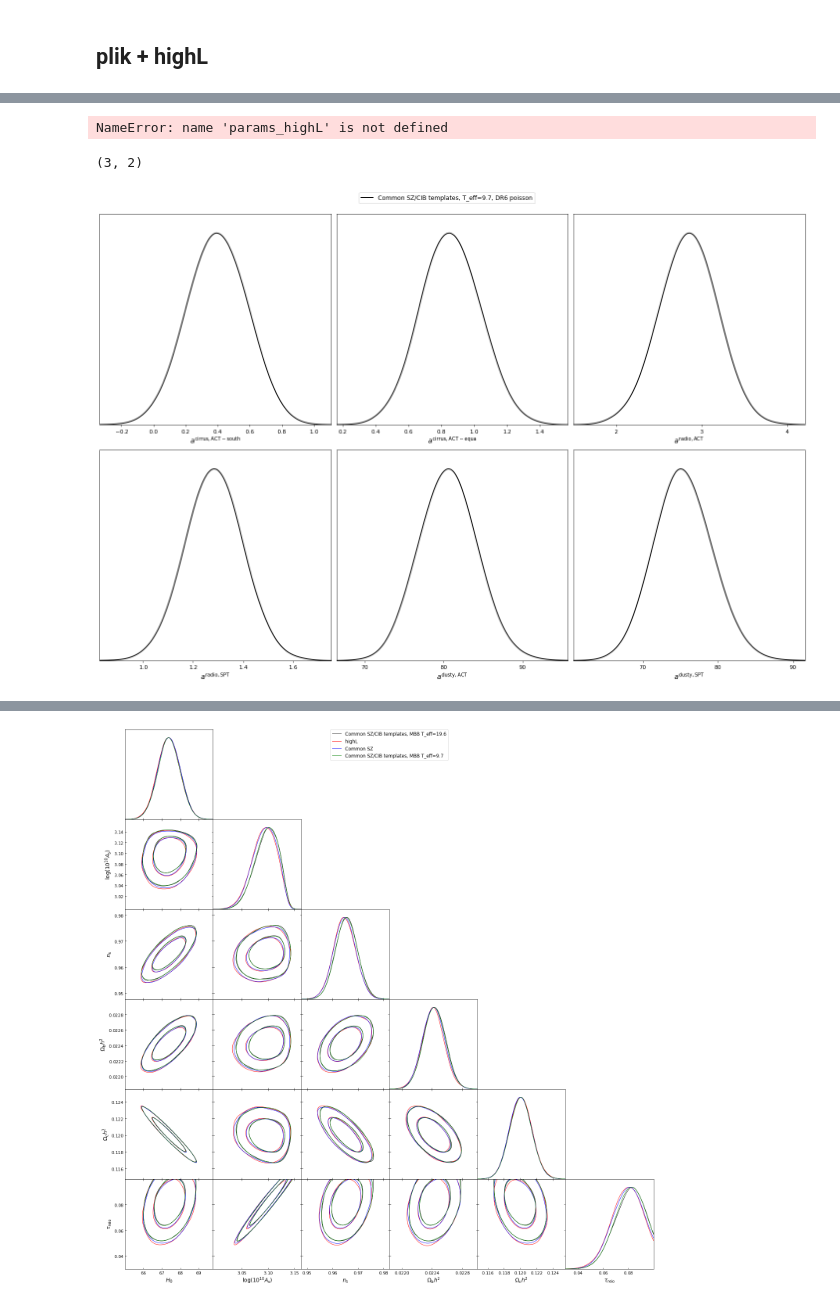
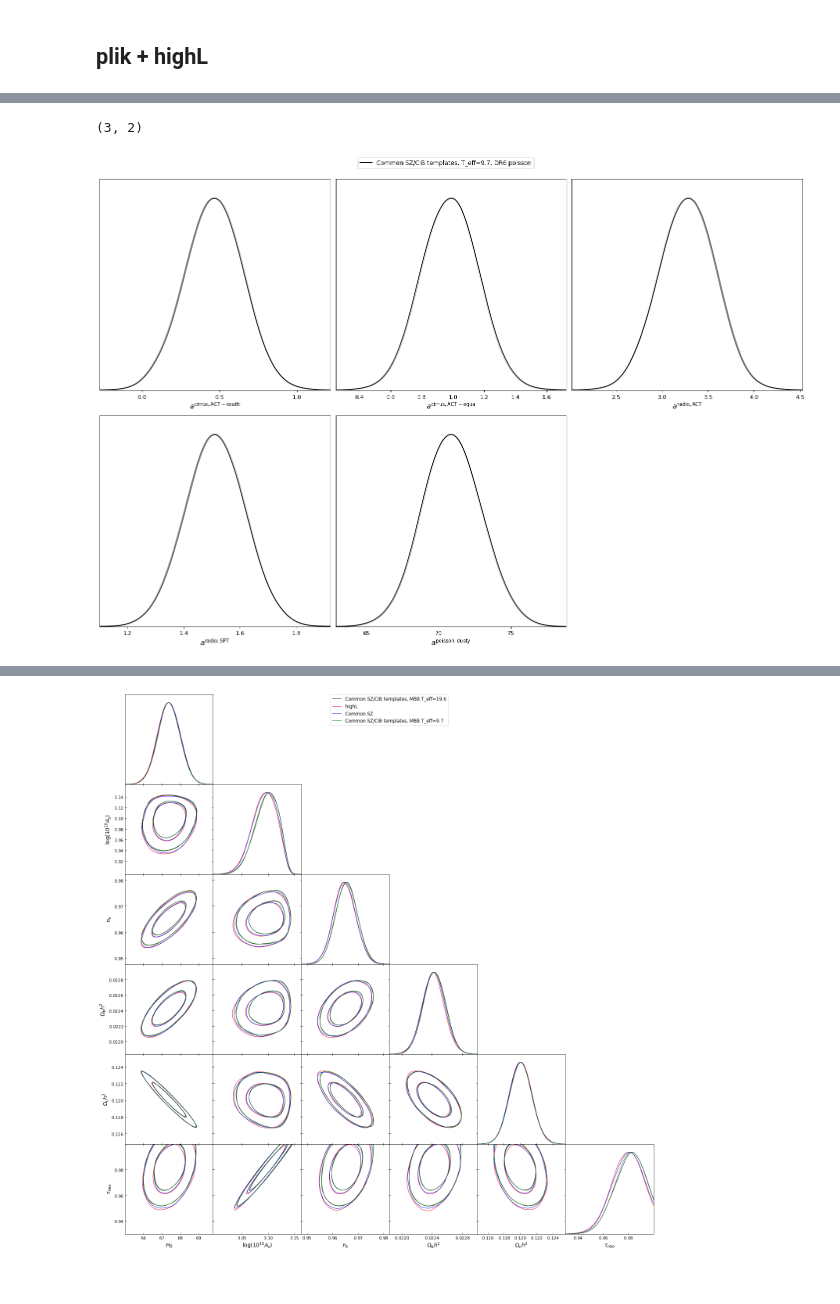
Before and after one commit to beringueb/DR6_fgmodels, a Jupyter notebook: notebooks/Plots.ipynb, the cells around one changed output, grey strips where cells are left out. Saved outputs shown, nothing was run; the diff lists cells and outputs as text; code cells hidden in the pictures.

```diff
--- a/notebooks/Plots.ipynb
+++ b/notebooks/Plots.ipynb
@@ -86,13 +90,8 @@ g.plots_1d([ samples_plik_highL_commonSZCIB_fixedTc19, samples_plik_highL, sampl
 # %%
+params_highL = ["a_gtt_as","a_gtt_ae","a_r_a","a_r_s","a_CIBp"]
+
 g = plots.get_subplot_plotter(width_inch=20)
-g.plots_1d([ samples_plik_highL_commonSZCIB_fixedTc19, samples_plik_highL, samples_plik_highL_commonSZ, samples_plik_highL_commonSZCIB_fixedTc],
-           params_highL, nx=3, legend_labels=["Common SZ/CIB templates, MBB T_eff=19.6", "highL", "Common SZ","Common SZ/CIB templates, MBB T_eff=9.7" ])
+g.plots_1d([samples_plik_highL_commonSZCIB_fixedTc_dr6poisson], params_highL, nx=3, legend_labels=["Common SZ/CIB templates, T_eff=9.7, DR6 poisson"])
 # %% [output]
-NameError: name 'params_highL' is not defined
+(3, 2)
+[figure, added]
-# %%
-params_highL_dr6 = ['a_gtt_as','a_gtt_ae','a_r_a','a_r_s','a_CIBp_a','a_CIBp_s']
-g.plots_1d([samples_highL_commonSZCIB_fixedTc_dr6poisson],
-           params_highL_dr6, nx=3, legend_labels=["Common SZ/CIB templates, T_eff=9.7, DR6 poisson" ])
-# %% [output]
-(3, 2)
-[figure, removed]
```
Also changed, not shown: parts of 6 cells of this notebook, 11 other files.
